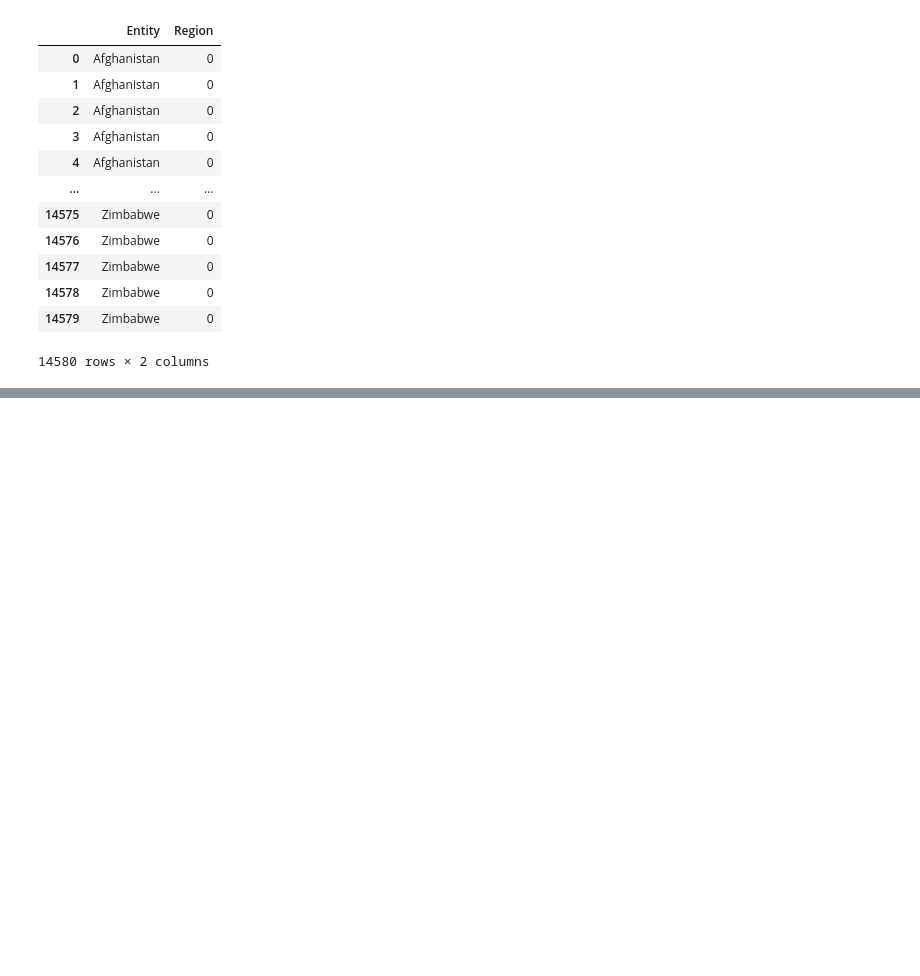
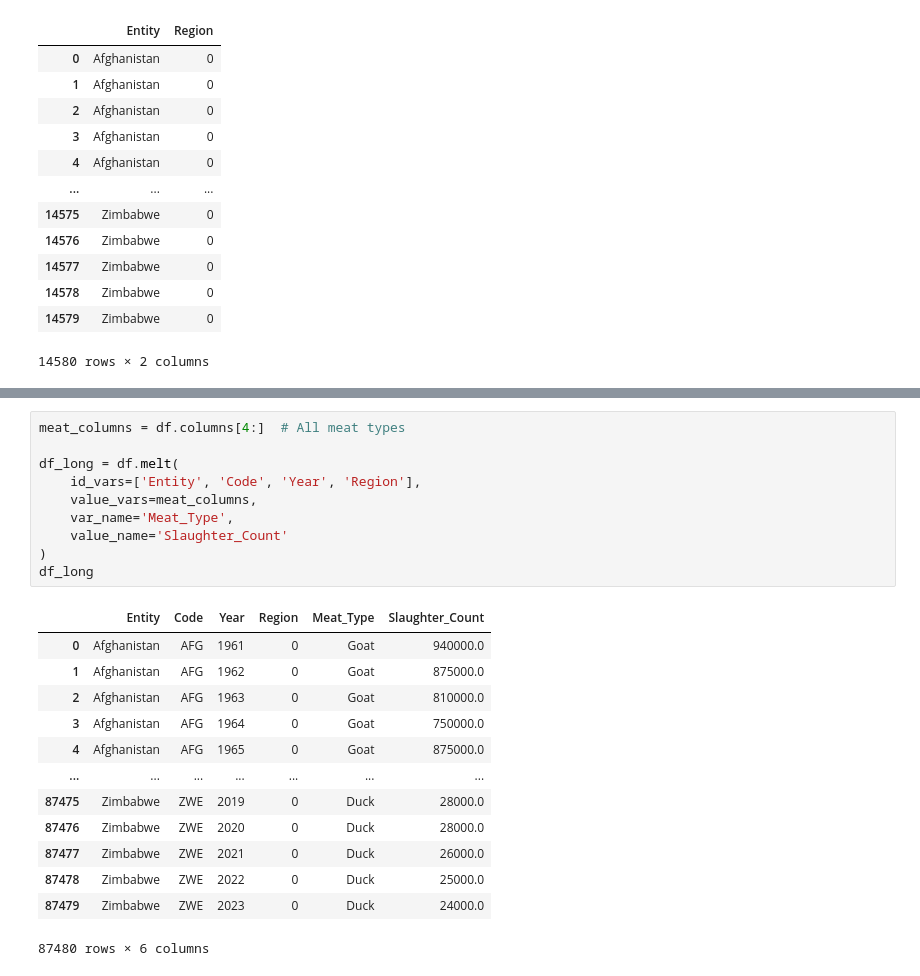
Before and after one commit to JonathonLeiding/animals_slaughtered_for_meat_dashboard, a Jupyter notebook: notebooks/explore_n_preprocess.ipynb, the cells around one changed output, grey strips where cells are left out. Drawn from its saved outputs; the diff is of its cells as text; blank space fills up the shorter version.

Commit message:
Changed data to long format and attempted a flag scraper

```diff
--- a/notebooks/explore_n_preprocess.ipynb
+++ b/notebooks/explore_n_preprocess.ipynb
@@ -120 +137,25 @@ df[conditions[1]]
 2140 rows × 11 columns
+# %%
+meat_columns = df.columns[4:]  # All meat types
+
+df_long = df.melt(
+    id_vars=['Entity', 'Code', 'Year', 'Region'],
+    value_vars=meat_columns,
+    var_name='Meat_Type',
+    value_name='Slaughter_Count'
+)
+df_long
+# %% [output]
+|  | Entity | Code | Year | Region | Meat_Type | Slaughter_Count |
+| 0 | Afghanistan | AFG | 1961 | 0 | Goat | 940000.0 |
+| 1 | Afghanistan | AFG | 1962 | 0 | Goat | 875000.0 |
+| 2 | Afghanistan | AFG | 1963 | 0 | Goat | 810000.0 |
+| 3 | Afghanistan | AFG | 1964 | 0 | Goat | 750000.0 |
+| 4 | Afghanistan | AFG | 1965 | 0 | Goat | 875000.0 |
+| ... | ... | ... | ... | ... | ... | ... |
+| 87475 | Zimbabwe | ZWE | 2019 | 0 | Duck | 28000.0 |
+| 87476 | Zimbabwe | ZWE | 2020 | 0 | Duck | 28000.0 |
+| 87477 | Zimbabwe | ZWE | 2021 | 0 | Duck | 26000.0 |
+| 87478 | Zimbabwe | ZWE | 2022 | 0 | Duck | 25000.0 |
+| 87479 | Zimbabwe | ZWE | 2023 | 0 | Duck | 24000.0 |
+87480 rows × 6 columns
```
Also changed, not shown: parts of 12 cells of this notebook.
